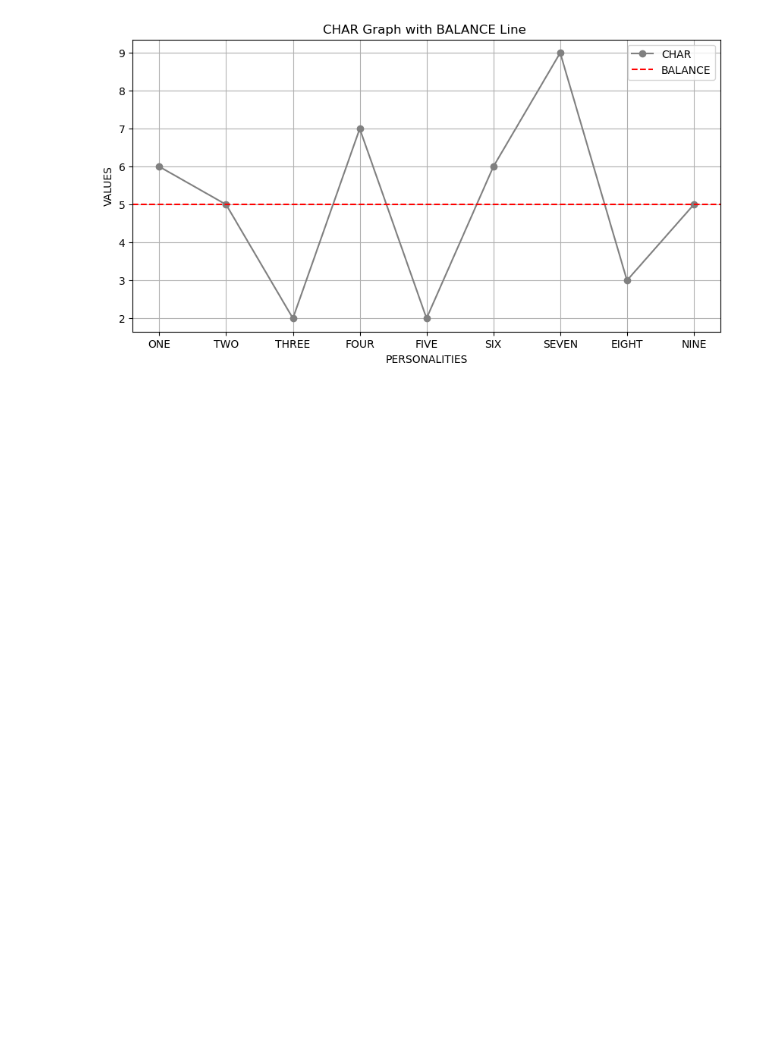
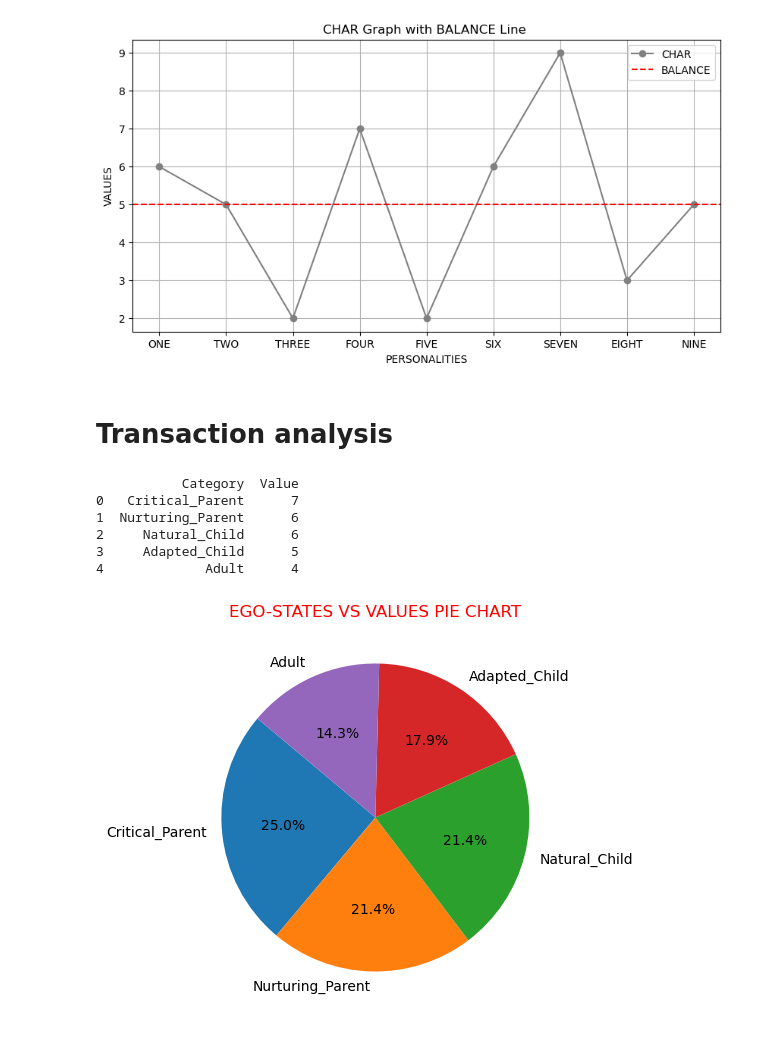
Before and after one commit to AZADS98/Personality-identification-Raw, a Jupyter notebook: ALEV .ipynb, the cells around one changed output. Drawn from its saved outputs; the diff is of its cells as text; code cells hidden in the pictures; blank space fills up the shorter version.

Commit message:
First commit in TA upto pie chart

```diff
--- a/ALEV .ipynb
+++ b/ALEV .ipynb
@@ -428,3 +428,50 @@ plt.grid(True)
 plt.show()
 # %% [output]
 [figure]
+# %% [markdown]
+# Transaction analysis
+# %%
+# FROM THE RESPONSE OF USER WE ARE TRYING TO IDENTIFY THEIR EGO-STATES
+# Calculating values for each category
+critical_Parent = list1[0] + list1[9] + list1[18] + list1[27] + list1[34] + list1[36] + list1[43] + list1[54] + list1[72] + list1[81]
+nurturing_Parent = list1[1] + list1[5] + list1[10] + list1[19] + list1[28] + list1[37] + list1[46] + list1[62] + list1[64] + list1[89]
+adult = list1[7] + list1[34] + list1[58] + list1[70] + list1[79] + list1[83] + list1[38] + list1[65] + list1[61] + list1[60]
+adapted_Child = list1[4] + list1[14] + list1[23] + list1[41] + list1[68] + list1[49] + list1[50] + list1[67] + list1[76] + list1[86]
+natural_Child = list1[6] + list1[15] + list1[20] + list1[25] + list1[42] + list1[69] + list1[34] + list1[24] + list1[87] + list1[88]
+# %%
+# Creating a dictionary to sort the categories by their values
+data = {
+    'Critical_Parent': critical_Parent,
+    'Nurturing_Parent': nurturing_Parent,
+    'Adult': adult,
+    'Adapted_Child': adapted_Child,
+    'Natural_Child': natural_Child
+}
+# %%
+# Sorting the dictionary by values in descending order
+sorted_data = dict(sorted(data.items(), key=lambda item: item[1], reverse=True))
+
+# Extracting sorted categories and values
+categories_sorted = list(sorted_data.keys())
+values_sorted = list(sorted_data.values())
+
+# Creating a DataFrame
+transaction_Analysis_Ego_states = pd.DataFrame({'Category': categories_sorted, 'Value': values_sorted})
+
+# Display the DataFrame
+print(transaction_Analysis_Ego_states)
+# %% [output]
+           Category  Value
+0   Critical_Parent      7
+1  Nurturing_Parent      6
+2     Natural_Child      6
+3     Adapted_Child      5
+4             Adult      4
+# %%
+# Plotting the pie chart
+plt.figure(figsize=(10, 5))
+plt.pie(values_sorted, labels=categories_sorted, autopct='%1.1f%%', startangle=140)
+plt.title('EGO-STATES VS VALUES PIE CHART', color='red')
+plt.show()
+# %% [output]
+[figure, added]
```
